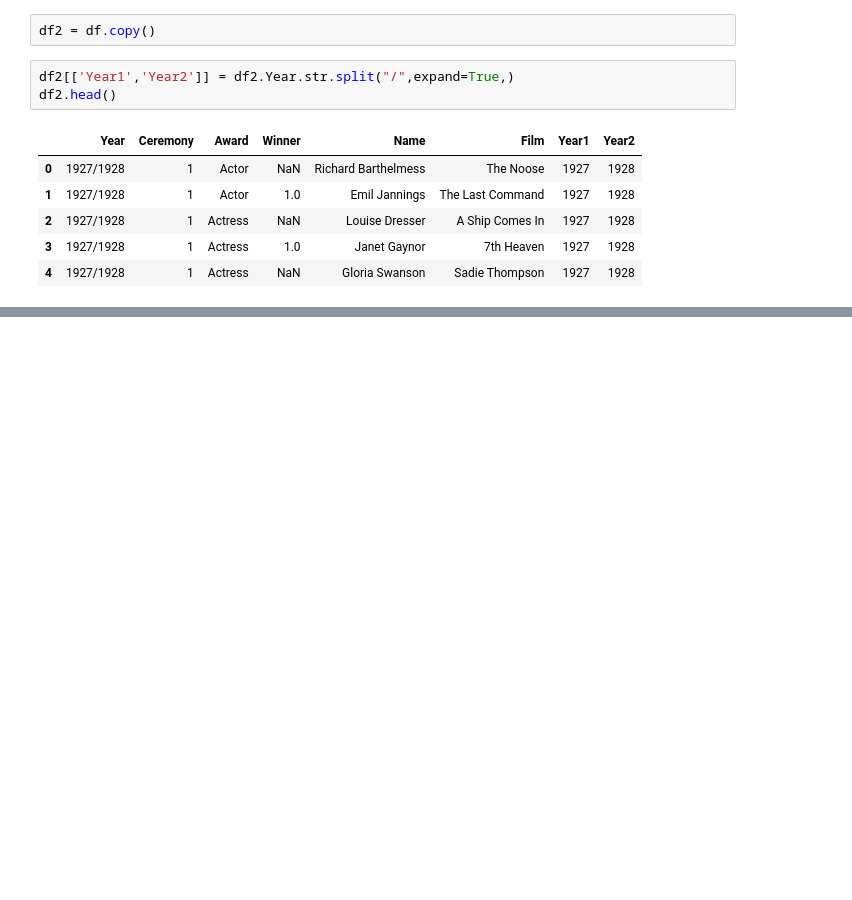
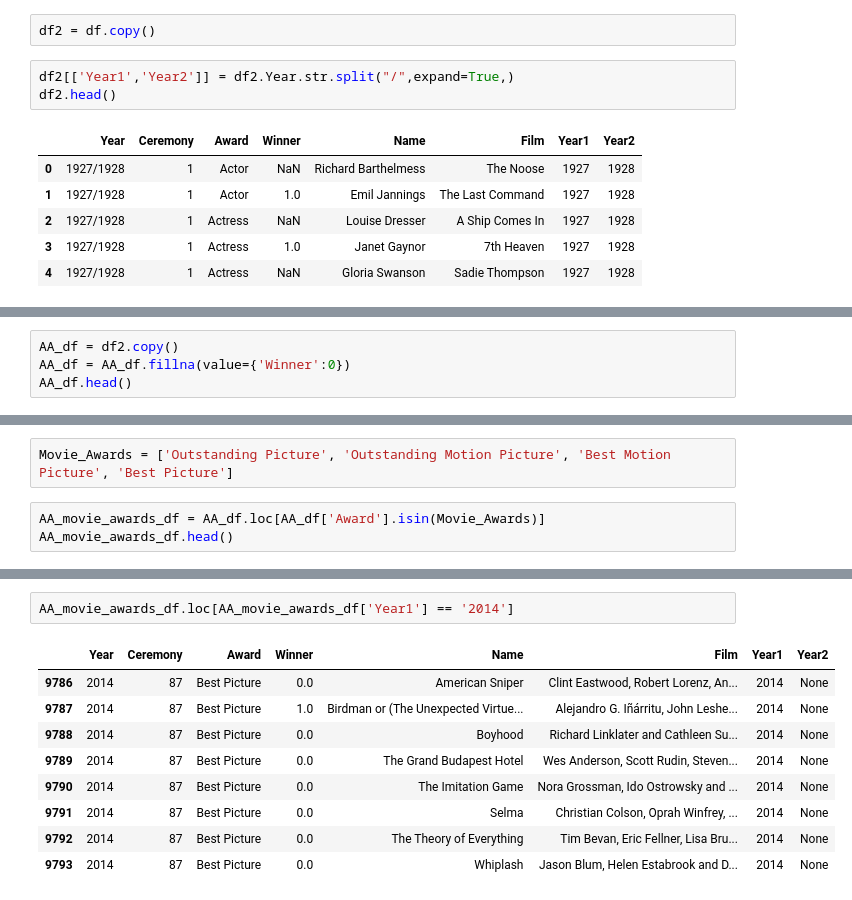
Before and after one commit to etumi/ETL-Project, a Jupyter notebook: ETL_notbook.ipynb, the cells around one changed output, grey strips where cells are left out. Saved outputs shown, nothing was run; the diff lists cells and outputs as text; blank space fills up the shorter version.

```diff
--- a/ETL_notbook.ipynb
+++ b/ETL_notbook.ipynb
@@ -28,0 +39,4 @@ df2.head()
+# %%
+AA_df = df2.copy()
+AA_df = AA_df.fillna(value={'Winner':0})
+AA_df.head()
@@ -28,0 +72,5 @@ df2.head()
+# %%
+Movie_Awards = ['Outstanding Picture', 'Outstanding Motion Picture', 'Best Motion Picture', 'Best Picture']
+# %%
+AA_movie_awards_df = AA_df.loc[AA_df['Award'].isin(Movie_Awards)]
+AA_movie_awards_df.head()
@@ -28,0 +84,12 @@ df2.head()
+# %%
+AA_movie_awards_df.loc[AA_movie_awards_df['Year1'] == '2014']
+# %% [output]
+|  | Year | Ceremony | Award | Winner | Name | Film | Year1 | Year2 |
+| 9786 | 2014 | 87 | Best Picture | 0.0 | American Sniper | Clint Eastwood, Robert Lorenz, An... | 2014 | None |
+| 9787 | 2014 | 87 | Best Picture | 1.0 | Birdman or (The Unexpected Virtue... | Alejandro G. Iñárritu, John Leshe... | 2014 | None |
+| 9788 | 2014 | 87 | Best Picture | 0.0 | Boyhood | Richard Linklater and Cathleen Su... | 2014 | None |
+| 9789 | 2014 | 87 | Best Picture | 0.0 | The Grand Budapest Hotel | Wes Anderson, Scott Rudin, Steven... | 2014 | None |
+| 9790 | 2014 | 87 | Best Picture | 0.0 | The Imitation Game | Nora Grossman, Ido Ostrowsky and ... | 2014 | None |
+| 9791 | 2014 | 87 | Best Picture | 0.0 | Selma | Christian Colson, Oprah Winfrey, ... | 2014 | None |
+| 9792 | 2014 | 87 | Best Picture | 0.0 | The Theory of Everything | Tim Bevan, Eric Fellner, Lisa Bru... | 2014 | None |
+| 9793 | 2014 | 87 | Best Picture | 0.0 | Whiplash | Jason Blum, Helen Estabrook and D... | 2014 | None |
```
Also changed, not shown: parts of 6 cells of this notebook.
